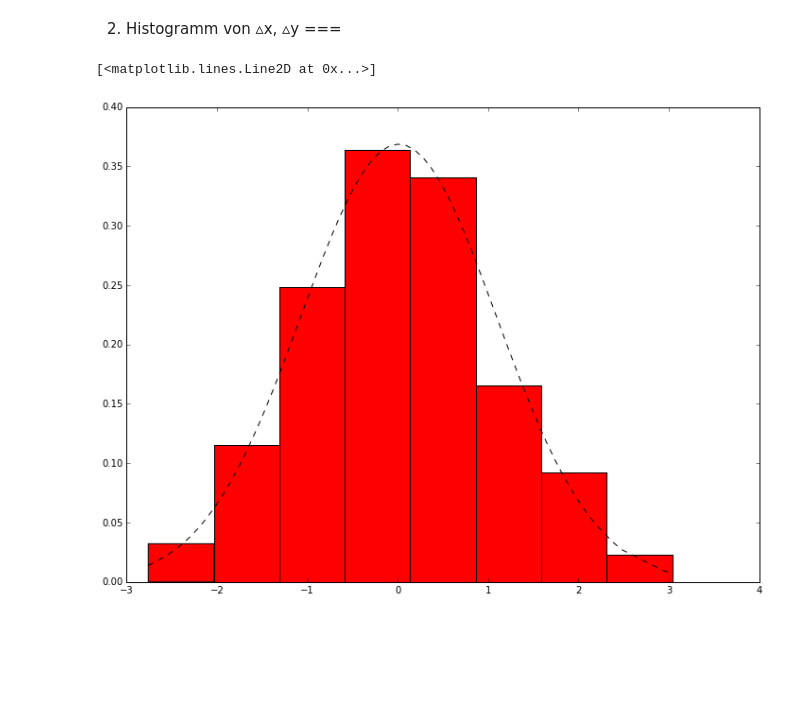
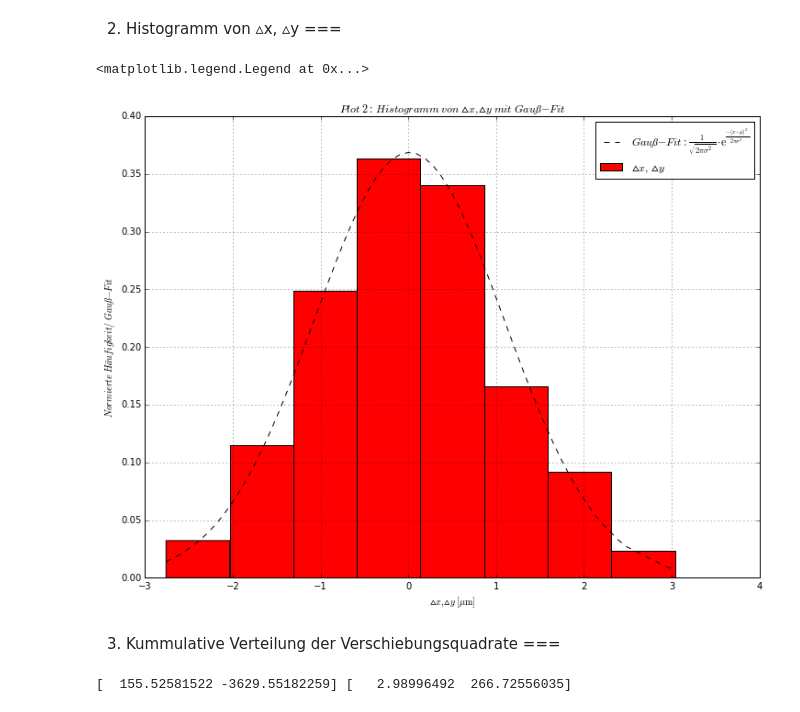
Before and after one commit to krauthex/AP2.1, a Jupyter notebook: v223/v223.ipynb, the cells around one changed output. Drawn from its saved outputs; the diff is of its cells as text; code cells hidden in the pictures; blank space fills up the shorter version.

```diff
--- a/v223/v223.ipynb
+++ b/v223/v223.ipynb
@@ -69,18 +69,39 @@ ax.grid(axis='both')
 # %%
 hist_array = sorted(np.hstack((dx,dy)))
 hist_mean = np.mean(hist_array)
 hist_std = np.std(hist_array)
 
 
 def gauss(x, mu, sig):
     return np.exp(-((x-mu)**2)/(2*sig**2))/np.sqrt(2*np.pi*sig**2)
 
 #### plotting
 
 fig = plt.figure(figsize=(12,9))
 ax = fig.add_subplot(111)
-ax.hist(hist_array, bins=8, color='r', normed=True)
-ax.plot(hist_array, gauss(hist_array, hist_mean, hist_std), 'k--')
+ax.hist(hist_array, bins=8, color='r', normed=True, label='$\\vartriangle x,\ \\vartriangle y$')
+ax.plot(hist_array, gauss(hist_array, hist_mean, hist_std), 'k--',
+        label='$Gauß-Fit:\ \\frac{1}{\sqrt{2\pi\sigma^2}}\cdot\mathrm{e}^{\\frac{-(x-\mu)^2}{2\pi\sigma^2}}$')
+ax.set_title('$Plot\ 2:\ Histogramm\ von\ \\vartriangle x, \\vartriangle y\ mit\ Gauß-Fit$')
+ax.set_xlabel('$\\vartriangle x, \\vartriangle y\ \mathrm{[\mu m]}$')
+ax.set_ylabel('$Normierte\ Häufigkeit/\ Gauß-Fit$')
+ax.grid(axis='both')
+ax.legend(loc=0)
 # %% [output]
-[<matplotlib.lines.Line2D at 0x...>]
+<matplotlib.legend.Legend at 0x...>
-[figure, old version]
+[figure, new version]
+# %% [markdown]
+3) Kummulative Verteilung der Verschiebungsquadrate
+===
+# %%
+### linear fit
+
+def lin_reg(x, k, d):
+    return k*x+d
+
+popt, pcov = curve_fit(lin_reg, t[:149], np.cumsum(r2[:149]))
+popt_err = np.sqrt(np.diag(pcov))
+
+print(popt, popt_err)
+# %% [output]
+[  155.52581522 -3629.55182259] [   2.98996492  266.72556035]
```
Also changed, not shown: parts of 2 cells of this notebook, 2 other files.
